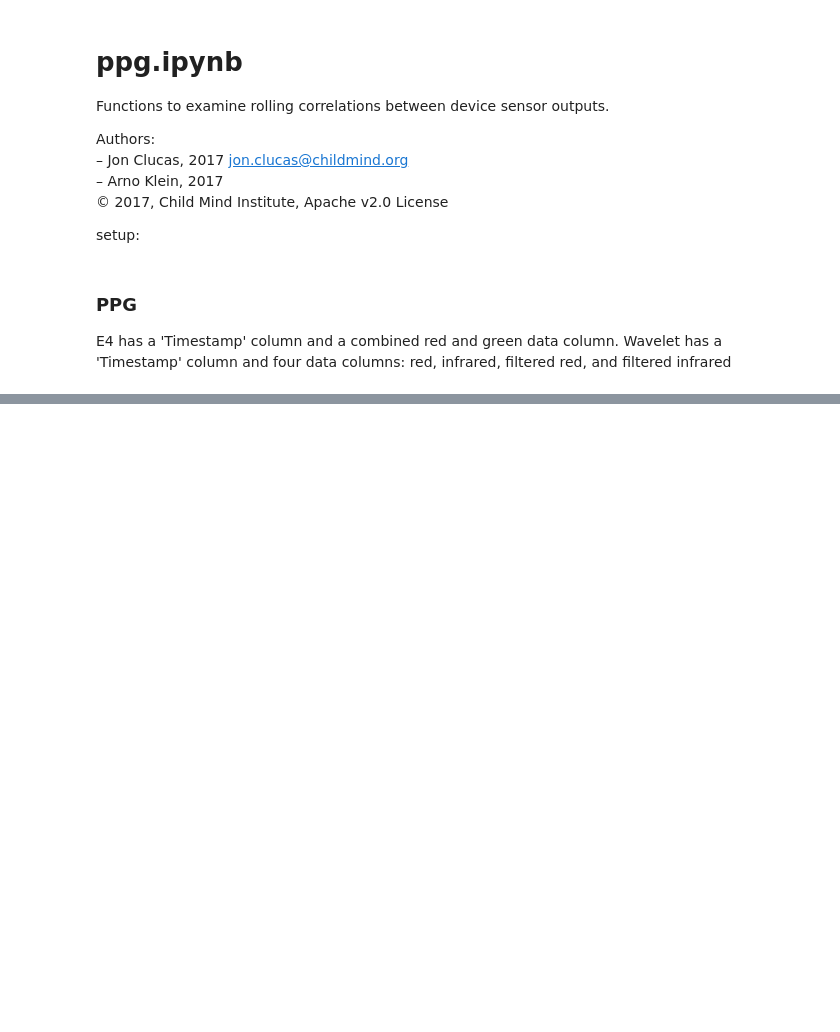
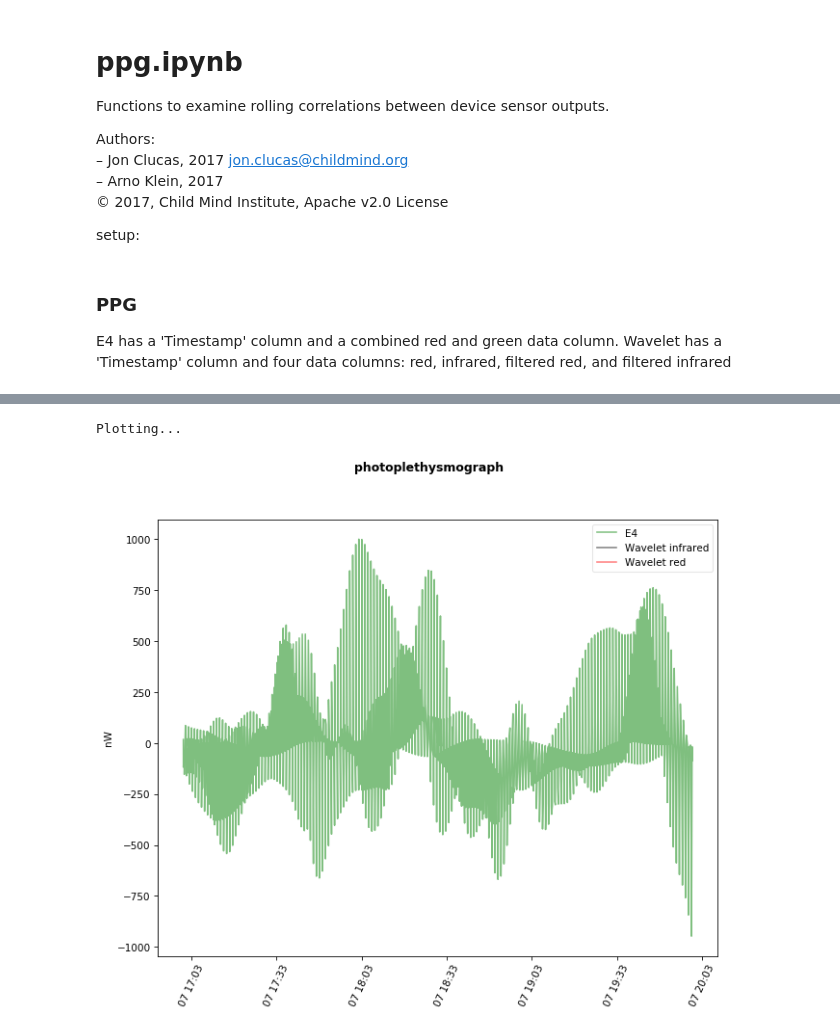
Before and after one commit to ChildMindInstitute/Healthy-Brain-Network-wearable-evaluation, a Jupyter notebook: ppg.ipynb, the cells around one changed output, grey strips where cells are left out. Drawn from its saved outputs; the diff is of its cells as text; code cells hidden in the pictures; blank space fills up the shorter version.

Commit message:
incremental updates; not yet working
updates to modularization and PPG chart

```diff
--- a/ppg.ipynb
+++ b/ppg.ipynb
@@ -34,5 +35,5 @@ if not os.path.exists('./sample_data'):
 E4 has a 'Timestamp' column and a combined red and green data column.
 Wavelet has a 'Timestamp' column and four data columns: red, infrared, filtered red, and filtered infrared
 # %%
-df = df_devices(['E4', 'Wavelet'], 'ppg', datetime(2017, 4, 7, 17), datetime(2017, 4, 7, 20, ), ppg_hashes)
+df = df_devices(['E4', 'Wavelet'], 'ppg', datetime(2017, 4, 7, 17), datetime(2017, 4, 7, 20), ppg_hashes)
 # %% [output]
@@ -42,0 +64,5 @@ print(str(list(df.columns)))
+# %%
+linechart(demean_and_normalize(df))
+# %% [output]
+Plotting...
+[figure, added]
```
Also changed, not shown: parts of 3 cells of this notebook, 4 other files.
